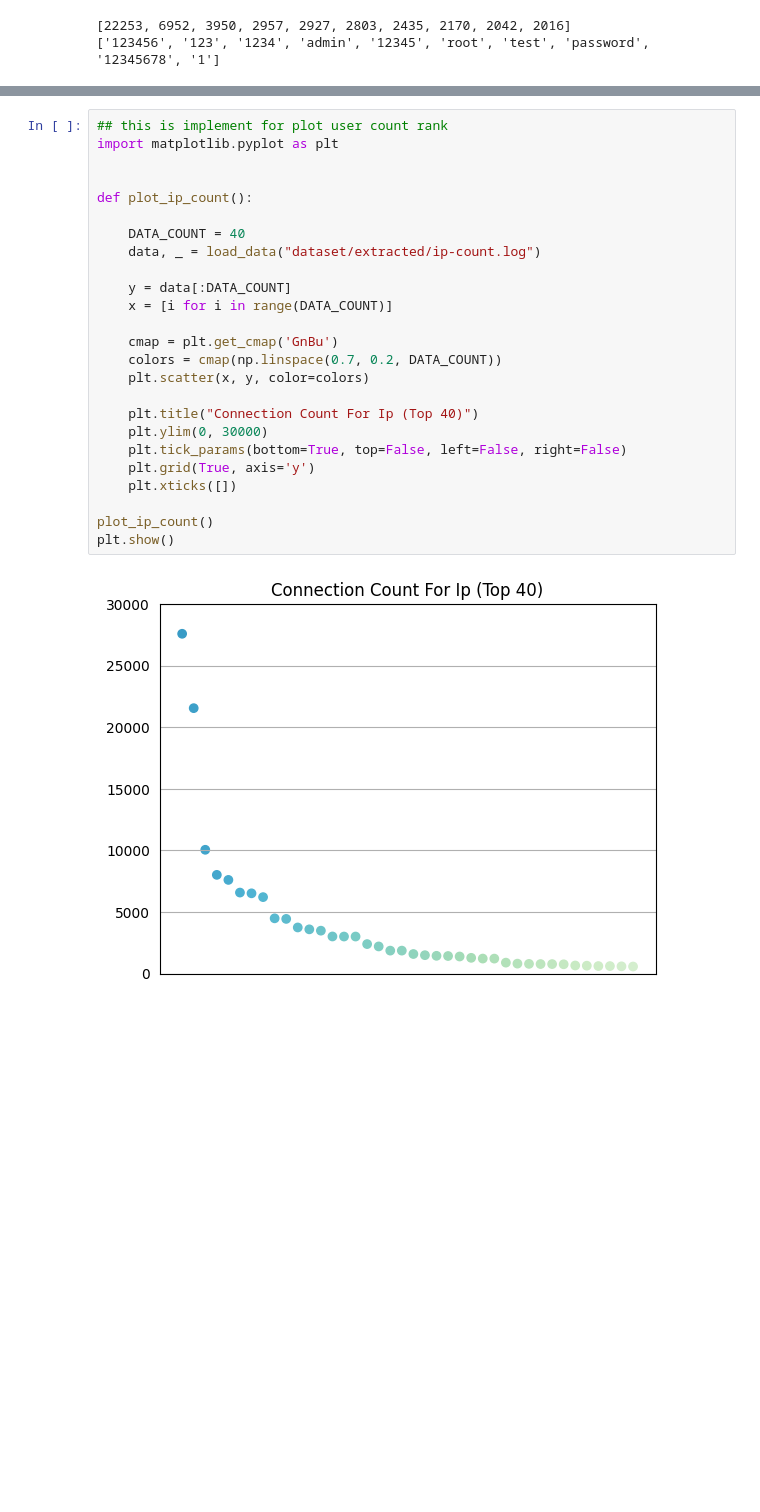
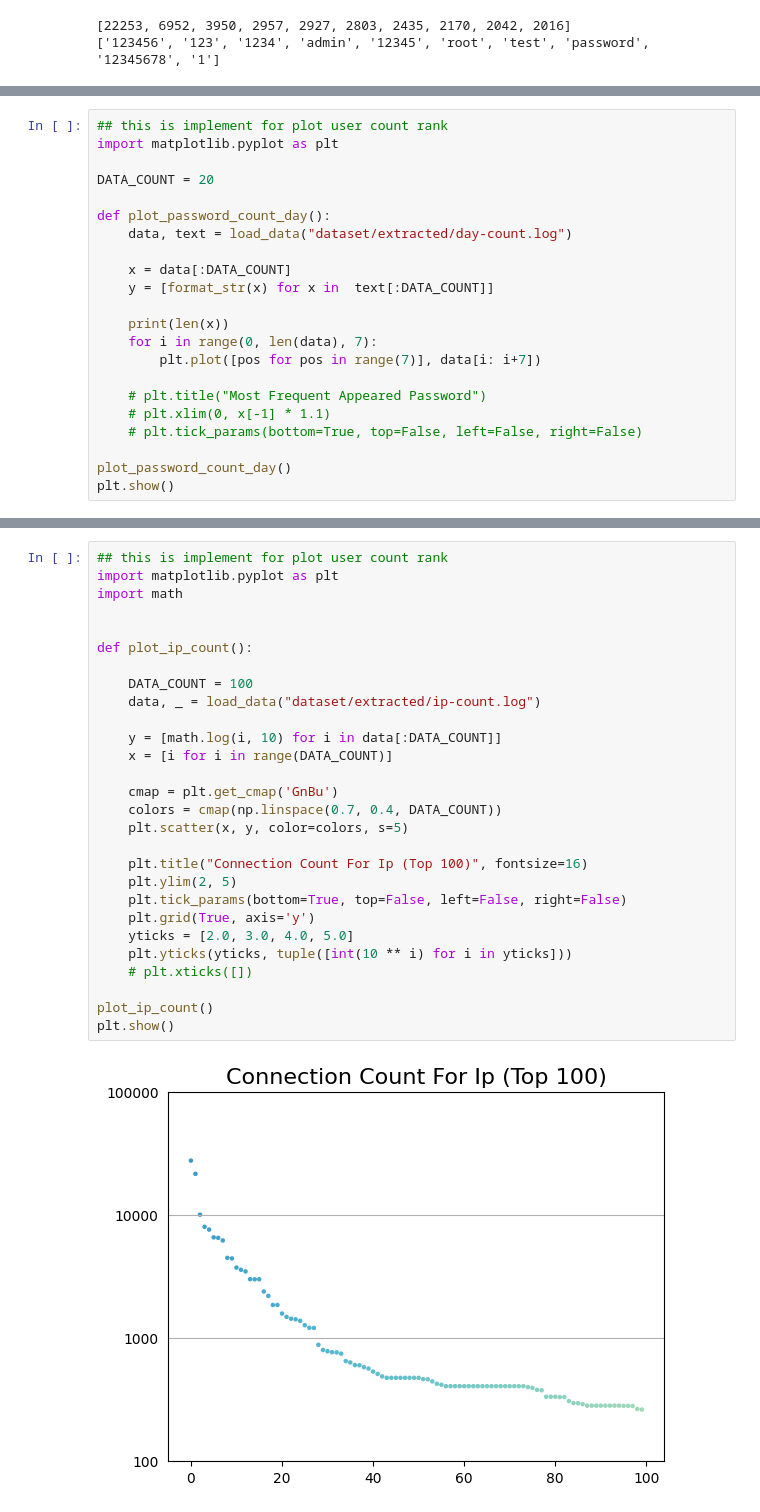
Before and after one commit to ChengShusss/brute-record-analysis, a Jupyter notebook: process/ch1_overview.ipynb, the cells around one changed output, grey strips where cells are left out. Cells and saved outputs as stored; diff of their text form; blank space fills up the shorter version.

```diff
--- a/process/ch1_overview.ipynb
+++ b/process/ch1_overview.ipynb
@@ -347,0 +356,22 @@ plt.show()
+# %%
+## this is implement for plot user count rank
+import matplotlib.pyplot as plt
+
+DATA_COUNT = 20
+
+def plot_password_count_day():
+    data, text = load_data("dataset/extracted/day-count.log")
+
+    x = data[:DATA_COUNT]
+    y = [format_str(x) for x in  text[:DATA_COUNT]]
+
+    print(len(x))
+    for i in range(0, len(data), 7):
+        plt.plot([pos for pos in range(7)], data[i: i+7])
+
+    # plt.title("Most Frequent Appeared Password")
+    # plt.xlim(0, x[-1] * 1.1)
+    # plt.tick_params(bottom=True, top=False, left=False, right=False)
+
+plot_password_count_day()
+plt.show()
@@ -348,27 +407,30 @@ plt.show()
 # %%
 ## this is implement for plot user count rank
 import matplotlib.pyplot as plt
+import math
 
 
 def plot_ip_count():
 
-    DATA_COUNT = 40
+    DATA_COUNT = 100
     data, _ = load_data("dataset/extracted/ip-count.log")
 
-    y = data[:DATA_COUNT]
+    y = [math.log(i, 10) for i in data[:DATA_COUNT]]
     x = [i for i in range(DATA_COUNT)]
 
     cmap = plt.get_cmap('GnBu')
-    colors = cmap(np.linspace(0.7, 0.2, DATA_COUNT))
-    plt.scatter(x, y, color=colors)
+    colors = cmap(np.linspace(0.7, 0.4, DATA_COUNT))
+    plt.scatter(x, y, color=colors, s=5)
 
-    plt.title("Connection Count For Ip (Top 40)")
-    plt.ylim(0, 30000)
+    plt.title("Connection Count For Ip (Top 100)", fontsize=16)
+    plt.ylim(2, 5)
     plt.tick_params(bottom=True, top=False, left=False, right=False)
     plt.grid(True, axis='y')
-    plt.xticks([])
+    yticks = [2.0, 3.0, 4.0, 5.0]
+    plt.yticks(yticks, tuple([int(10 ** i) for i in yticks]))
+    # plt.xticks([])
 
 plot_ip_count()
 plt.show()
 # %% [output]
-[figure, old version]
+[figure, new version]
```
Also changed, not shown: parts of 7 cells of this notebook.
